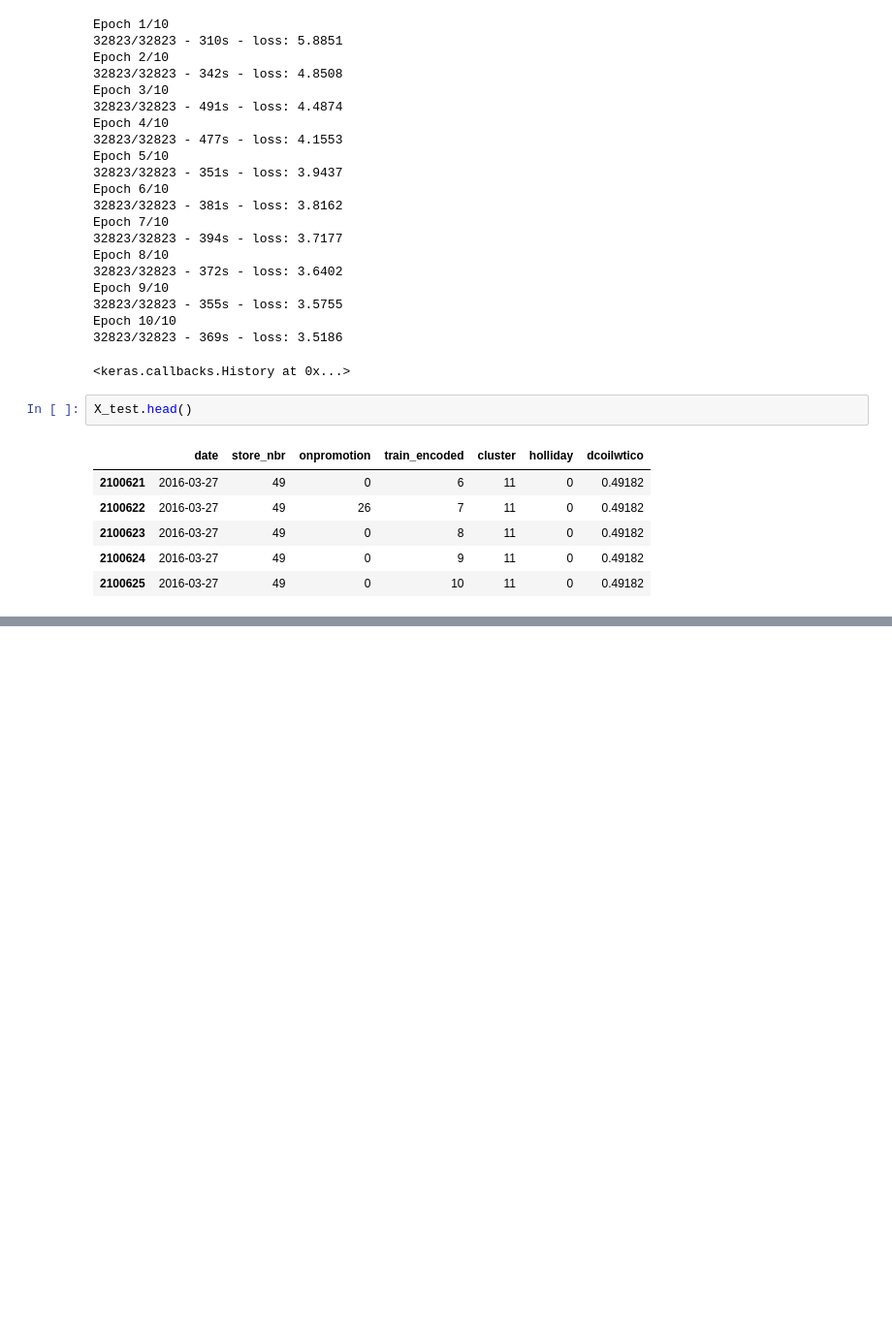
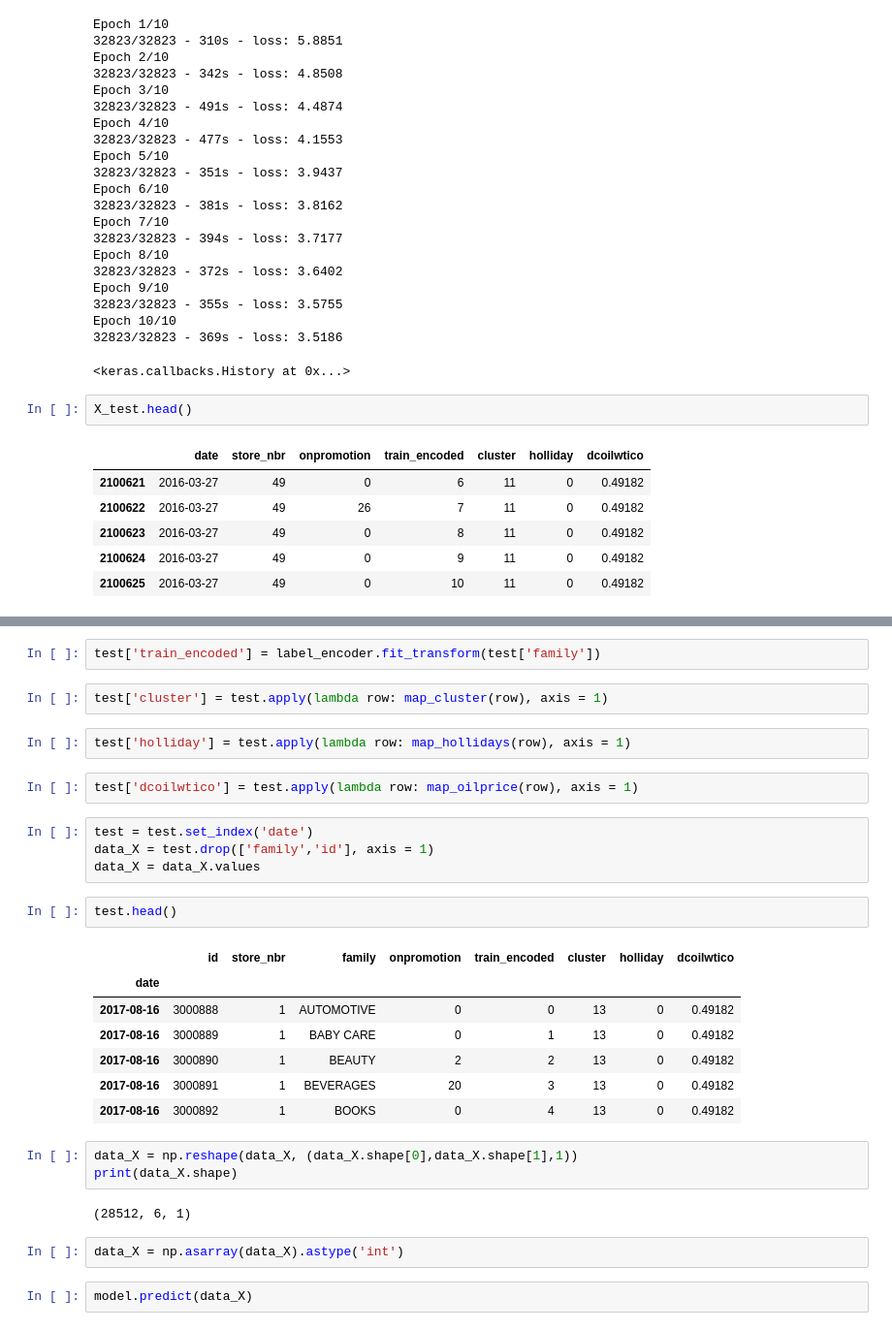
Before and after one commit to UFRJ-Analytica/kaggle-store-sales-time-series-forecasting, a Jupyter notebook: solution.ipynb, the cells around one changed output, grey strips where cells are left out. Shown: that part at 97% size. Cells and saved outputs as stored; diff of their text form; blank space fills up the shorter version.

Commit message:
Preparing test dataset to make predictions

```diff
--- a/solution.ipynb
+++ b/solution.ipynb
@@ -442,0 +437,31 @@ X_test.head()
+# %%
+test['train_encoded'] = label_encoder.fit_transform(test['family'])
+# %%
+test['cluster'] = test.apply(lambda row: map_cluster(row), axis = 1)
+# %%
+test['holliday'] = test.apply(lambda row: map_hollidays(row), axis = 1)
+# %%
+test['dcoilwtico'] = test.apply(lambda row: map_oilprice(row), axis = 1)
+# %%
+test = test.set_index('date')
+data_X = test.drop(['family','id'], axis = 1)
+data_X = data_X.values
+# %%
+test.head()
+# %% [output]
+|  | id | store_nbr | family | onpromotion | train_encoded | cluster | holliday | dcoilwtico |
+| date |  |  |  |  |  |  |  |  |
+| 2017-08-16 | 3000888 | 1 | AUTOMOTIVE | 0 | 0 | 13 | 0 | 0.49182 |
+| 2017-08-16 | 3000889 | 1 | BABY CARE | 0 | 1 | 13 | 0 | 0.49182 |
+| 2017-08-16 | 3000890 | 1 | BEAUTY | 2 | 2 | 13 | 0 | 0.49182 |
+| 2017-08-16 | 3000891 | 1 | BEVERAGES | 20 | 3 | 13 | 0 | 0.49182 |
+| 2017-08-16 | 3000892 | 1 | BOOKS | 0 | 4 | 13 | 0 | 0.49182 |
+# %%
+data_X = np.reshape(data_X, (data_X.shape[0],data_X.shape[1],1))
+print(data_X.shape)
+# %% [output]
+(28512, 6, 1)
+# %%
+data_X = np.asarray(data_X).astype('int')
+# %%
+model.predict(data_X)
```
Also changed, not shown: parts of 5 cells of this notebook.
